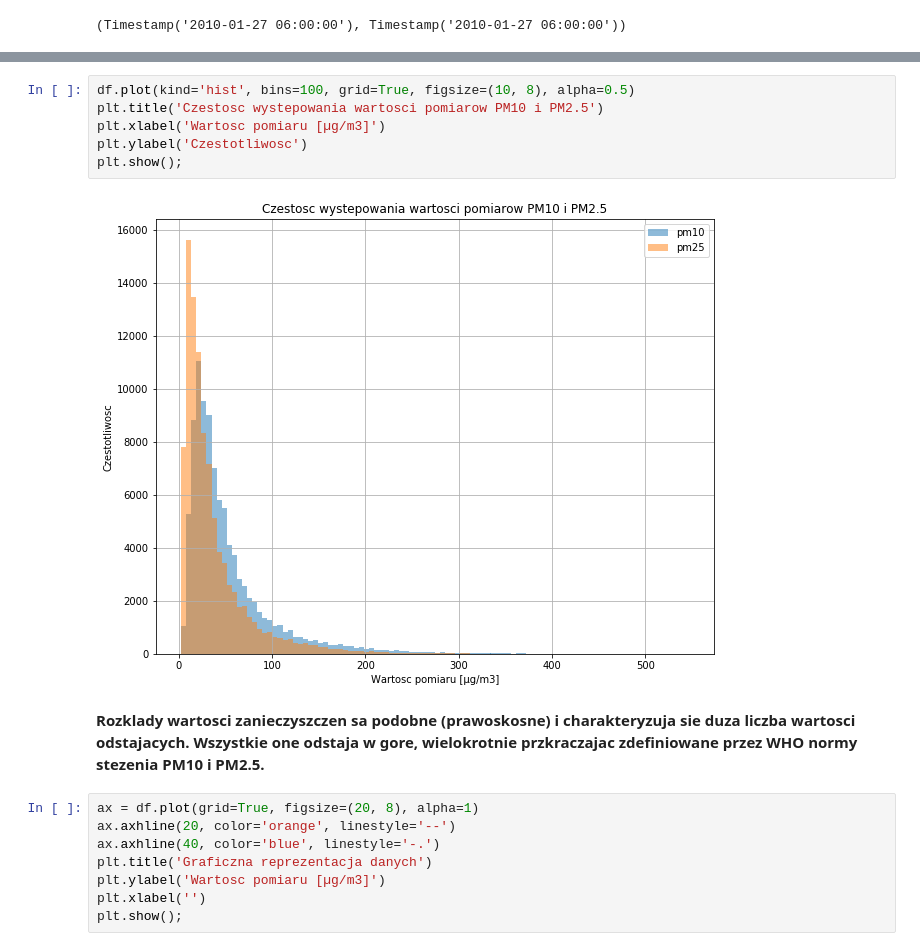
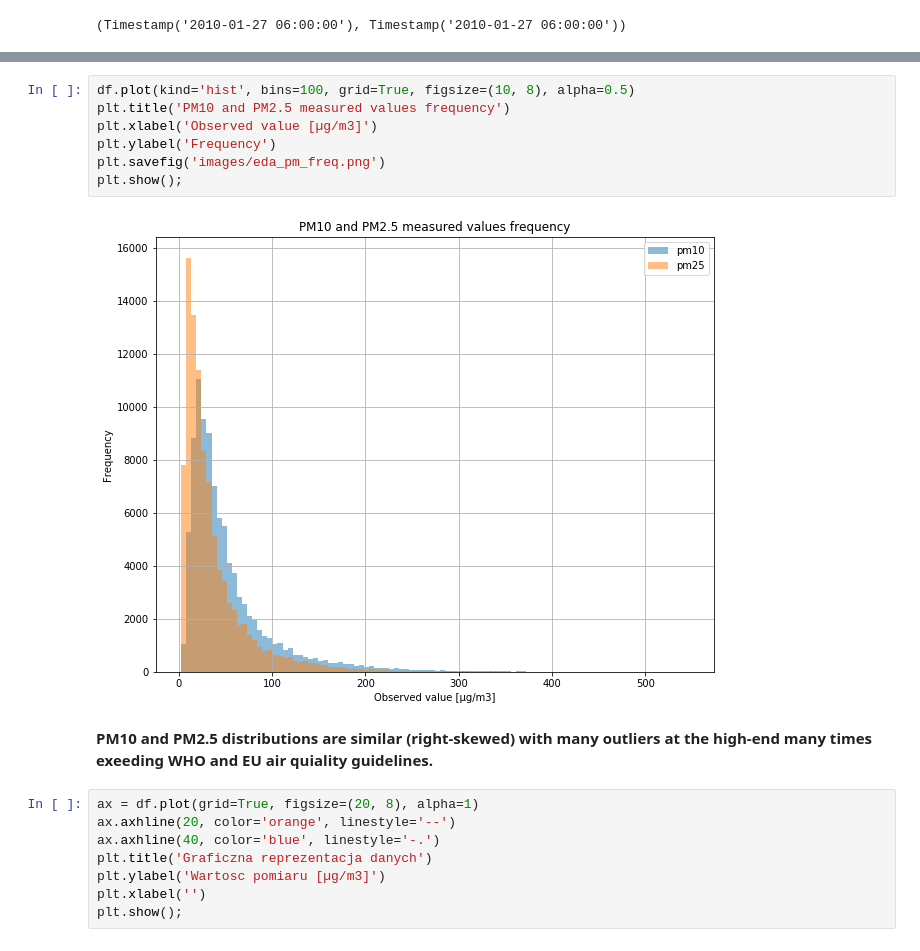
Before and after one commit to ksatola/air-polution, a Jupyter notebook: agh/030_EDA_PM25.ipynb, the cells around one changed output, grey strips where cells are left out. Drawn from its saved outputs; the diff is of its cells as text.

```diff
--- a/agh/030_EDA_PM25.ipynb
+++ b/agh/030_EDA_PM25.ipynb
@@ -119,13 +118,14 @@ plt.show();
 # %%
 df.plot(kind='hist', bins=100, grid=True, figsize=(10, 8), alpha=0.5)
-plt.title('Czestosc wystepowania wartosci pomiarow PM10 i PM2.5')
-plt.xlabel('Wartosc pomiaru [µg/m3]')
-plt.ylabel('Czestotliwosc')
+plt.title('PM10 and PM2.5 measured values frequency')
+plt.xlabel('Observed value [µg/m3]')
+plt.ylabel('Frequency')
+plt.savefig('images/eda_pm_freq.png')
 plt.show();
 # %% [output]
-[figure, old version]
+[figure, new version]
-# %% [markdown]
-**Rozklady wartosci zanieczyszczen sa podobne (prawoskosne) i charakteryzuja sie duza liczba wartosci odstajacych. Wszystkie one odstaja w gore, wielokrotnie przkraczajac zdefiniowane przez WHO normy stezenia PM10 i PM2.5.**
+# %% [markdown]
+**PM10 and PM2.5 distributions are similar (right-skewed) with many outliers at the high-end many times exeeding WHO and EU air quiality guidelines.**
 # %%
 ax = df.plot(grid=True, figsize=(20, 8), alpha=1)
 ax.axhline(20, color='orange', linestyle='--')
```
Also changed, not shown: parts of 3 cells of this notebook, 2 other files.
